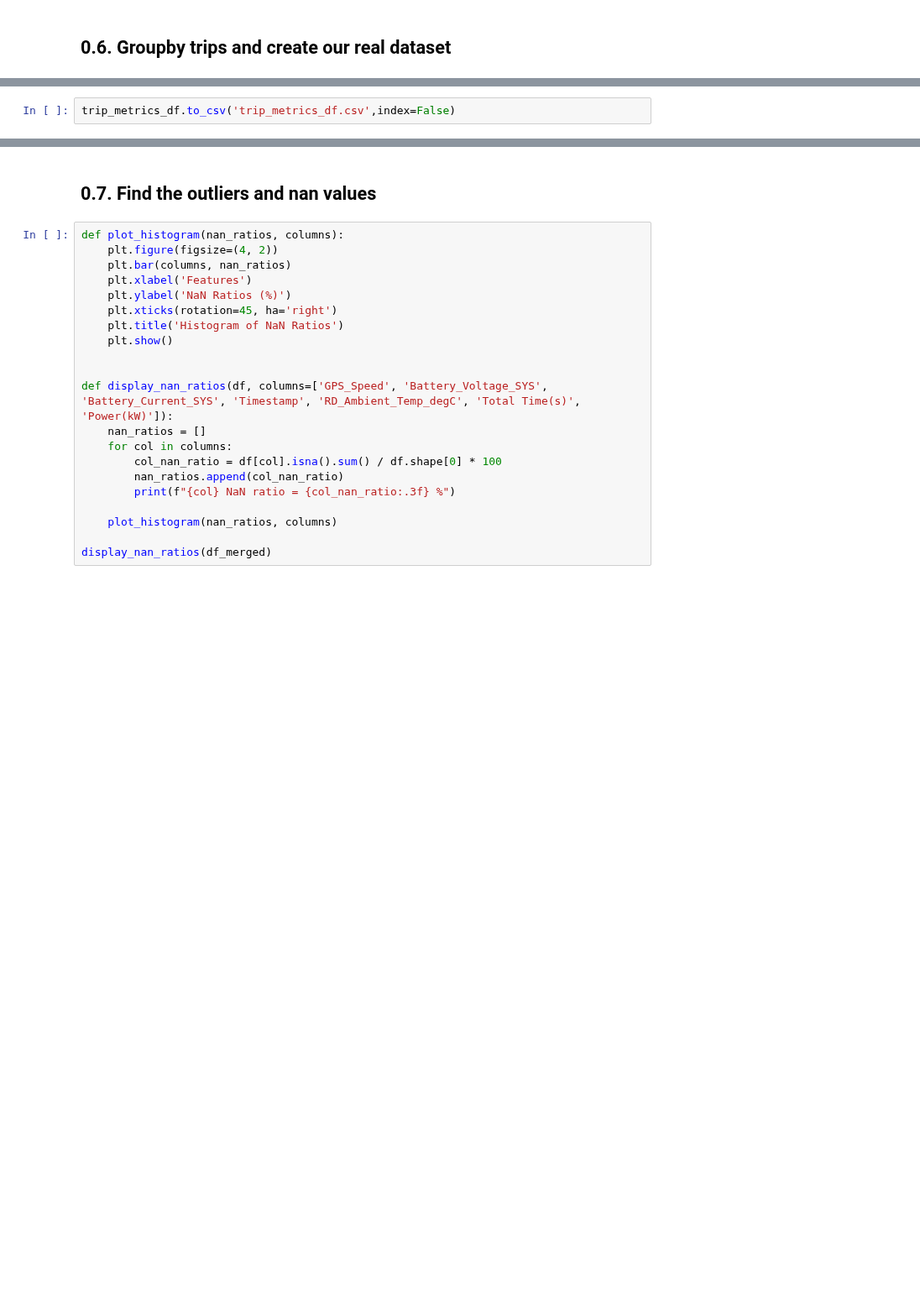
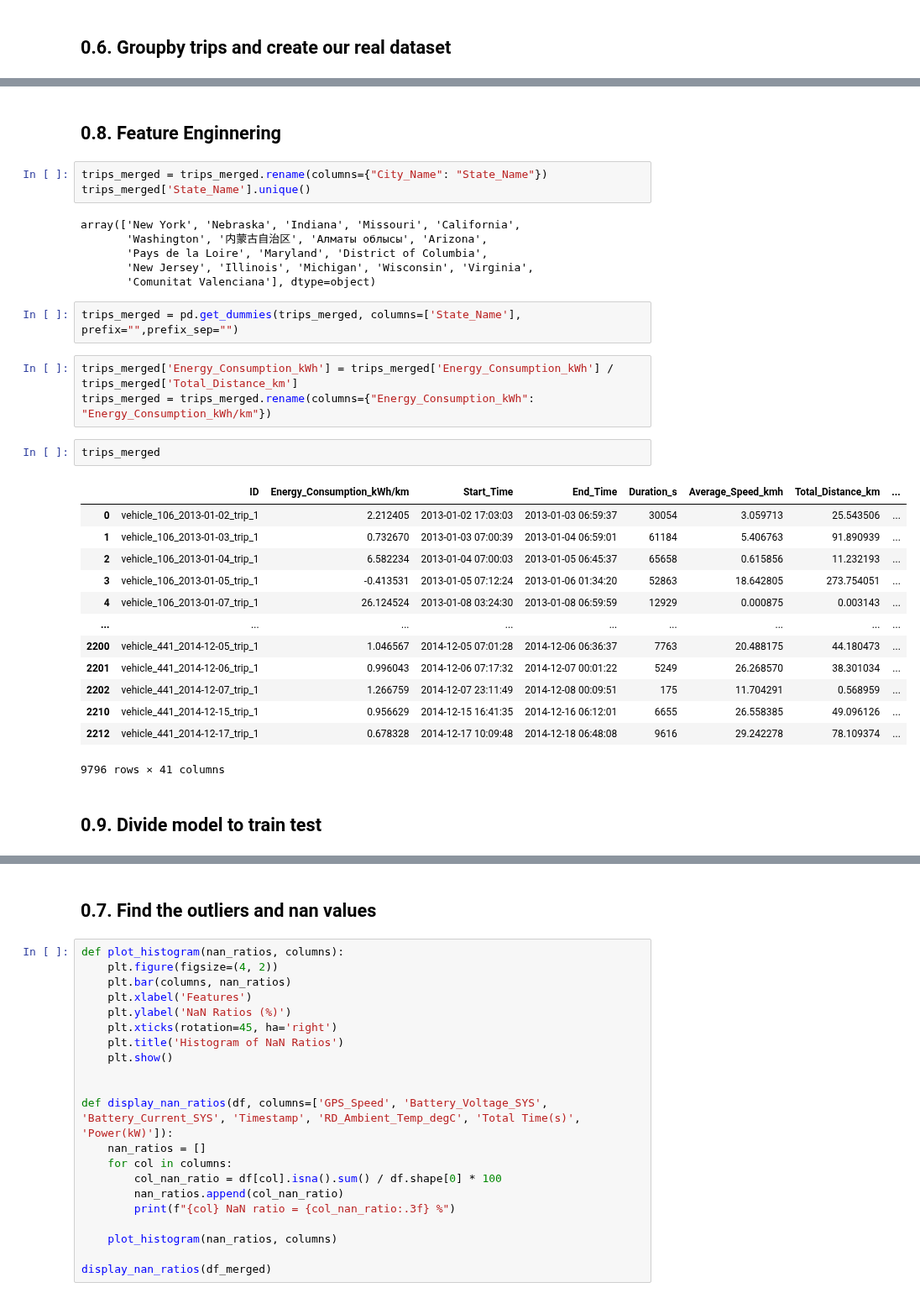
Before and after one commit to ydelipinar/Data_Based_Vehicle_Energy_Consumption_Modeling, a Jupyter notebook: ENS491_492_Project.ipynb, the cells around one changed output, grey strips where cells are left out. Shown at 84% size. Drawn from its saved outputs; the diff is of its cells as text; blank space fills up the shorter version.

Commit message:
model fitted minor feature extraction was done

```diff
--- a/ENS491_492_Project.ipynb
+++ b/ENS491_492_Project.ipynb
@@ -672,2 +692,34 @@ trip_metrics_df.drop(columns=["ID", "City_Name"]).corr()
-# %%
-trip_metrics_df.to_csv('trip_metrics_df.csv',index=False)
+# %% [markdown]
+## 0.8. Feature Enginnering
+# %%
+trips_merged = trips_merged.rename(columns={"City_Name": "State_Name"})
+trips_merged['State_Name'].unique()
+# %% [output]
+array(['New York', 'Nebraska', 'Indiana', 'Missouri', 'California',
+       'Washington', '内蒙古自治区', 'Алматы облысы', 'Arizona',
+       'Pays de la Loire', 'Maryland', 'District of Columbia',
+       'New Jersey', 'Illinois', 'Michigan', 'Wisconsin', 'Virginia',
+       'Comunitat Valenciana'], dtype=object)
+# %%
+trips_merged = pd.get_dummies(trips_merged, columns=['State_Name'], prefix="",prefix_sep="")
+# %%
+trips_merged['Energy_Consumption_kWh'] = trips_merged['Energy_Consumption_kWh'] / trips_merged['Total_Distance_km']
+trips_merged = trips_merged.rename(columns={"Energy_Consumption_kWh": "Energy_Consumption_kWh/km"})
+# %%
+trips_merged
+# %% [output]
+|  | ID | Energy_Consumption_kWh/km | Start_Time | End_Time | Duration_s | Average_Speed_kmh | Total_Distance_km | ... |
+| 0 | vehicle_106_2013-01-02_trip_1 | 2.212405 | 2013-01-02 17:03:03 | 2013-01-03 06:59:37 | 30054 | 3.059713 | 25.543506 | ... |
+| 1 | vehicle_106_2013-01-03_trip_1 | 0.732670 | 2013-01-03 07:00:39 | 2013-01-04 06:59:01 | 61184 | 5.406763 | 91.890939 | ... |
+| 2 | vehicle_106_2013-01-04_trip_1 | 6.582234 | 2013-01-04 07:00:03 | 2013-01-05 06:45:37 | 65658 | 0.615856 | 11.232193 | ... |
+| 3 | vehicle_106_2013-01-05_trip_1 | -0.413531 | 2013-01-05 07:12:24 | 2013-01-06 01:34:20 | 52863 | 18.642805 | 273.754051 | ... |
+| 4 | vehicle_106_2013-01-07_trip_1 | 26.124524 | 2013-01-08 03:24:30 | 2013-01-08 06:59:59 | 12929 | 0.000875 | 0.003143 | ... |
+| ... | ... | ... | ... | ... | ... | ... | ... | ... |
+| 2200 | vehicle_441_2014-12-05_trip_1 | 1.046567 | 2014-12-05 07:01:28 | 2014-12-06 06:36:37 | 7763 | 20.488175 | 44.180473 | ... |
+| 2201 | vehicle_441_2014-12-06_trip_1 | 0.996043 | 2014-12-06 07:17:32 | 2014-12-07 00:01:22 | 5249 | 26.268570 | 38.301034 | ... |
+| 2202 | vehicle_441_2014-12-07_trip_1 | 1.266759 | 2014-12-07 23:11:49 | 2014-12-08 00:09:51 | 175 | 11.704291 | 0.568959 | ... |
+| 2210 | vehicle_441_2014-12-15_trip_1 | 0.956629 | 2014-12-15 16:41:35 | 2014-12-16 06:12:01 | 6655 | 26.558385 | 49.096126 | ... |
+| 2212 | vehicle_441_2014-12-17_trip_1 | 0.678328 | 2014-12-17 10:09:48 | 2014-12-18 06:48:08 | 9616 | 29.242278 | 78.109374 | ... |
+9796 rows × 41 columns
+# %% [markdown]
+## 0.9. Divide model to train test
```
Also changed, not shown: parts of 24 cells of this notebook.
